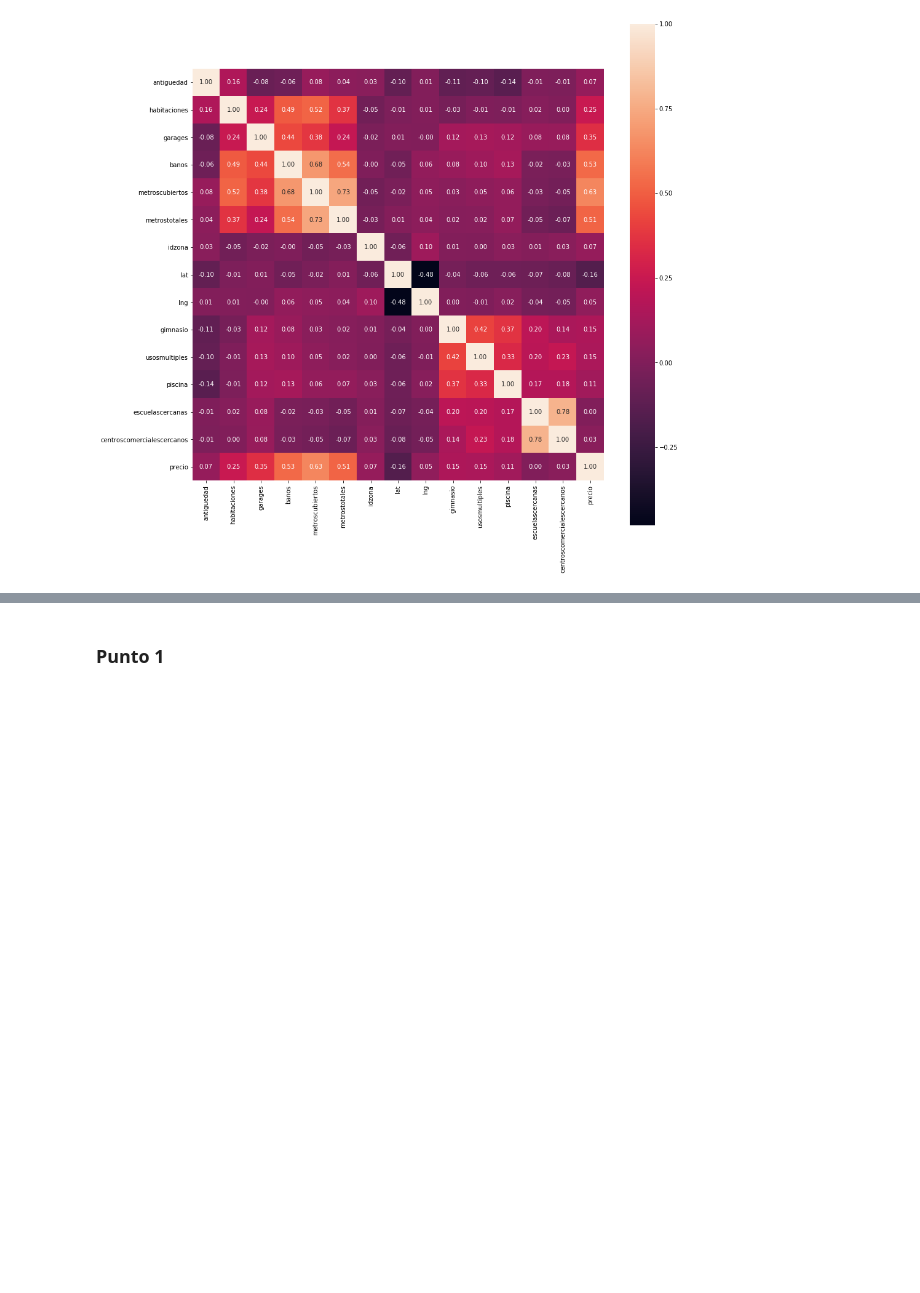
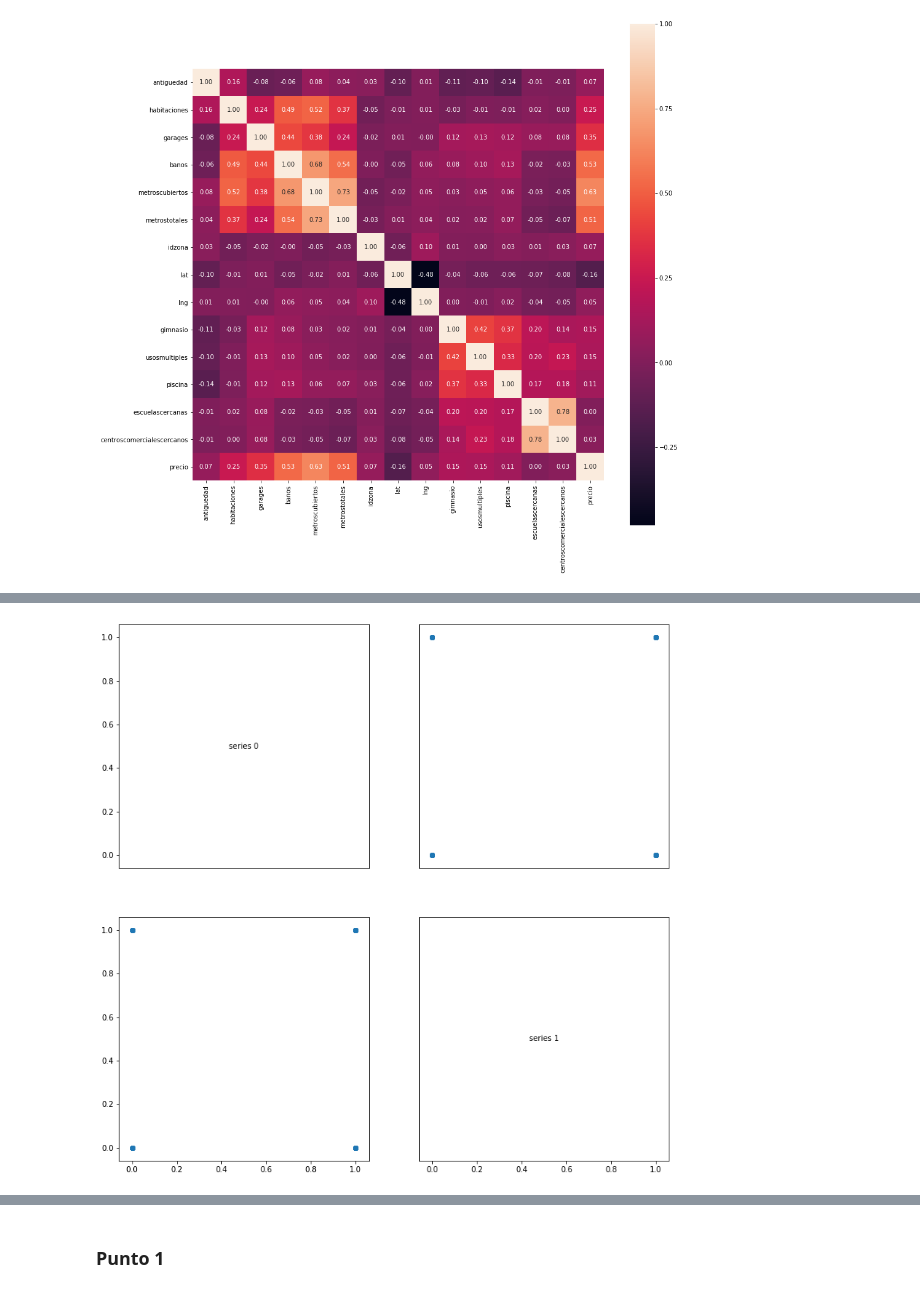
Before and after one commit to nbuzzano/7506-zonaprop, a Jupyter notebook: zonaprop-data-analysis.ipynb, the cells around one changed output, grey strips where cells are left out. Saved outputs shown, nothing was run; the diff lists cells and outputs as text; code cells hidden in the pictures; blank space fills up the shorter version.

```diff
--- a/zonaprop-data-analysis.ipynb
+++ b/zonaprop-data-analysis.ipynb
@@ -134,0 +152,7 @@ sns.heatmap(df.corr(), square=True, annot=True, fmt='.2f');
+# %%
+df_corr = df.filter(['centroscomercialescercanos','escuelascercanas'], axis=1)
+df_corr = df_corr.dropna()
+df_corr = df_corr.sample(1000)
+scatter_matrix(df_corr)
+# %% [output]
+[figure, added]
```
Also changed, not shown: parts of 9 cells of this notebook.
